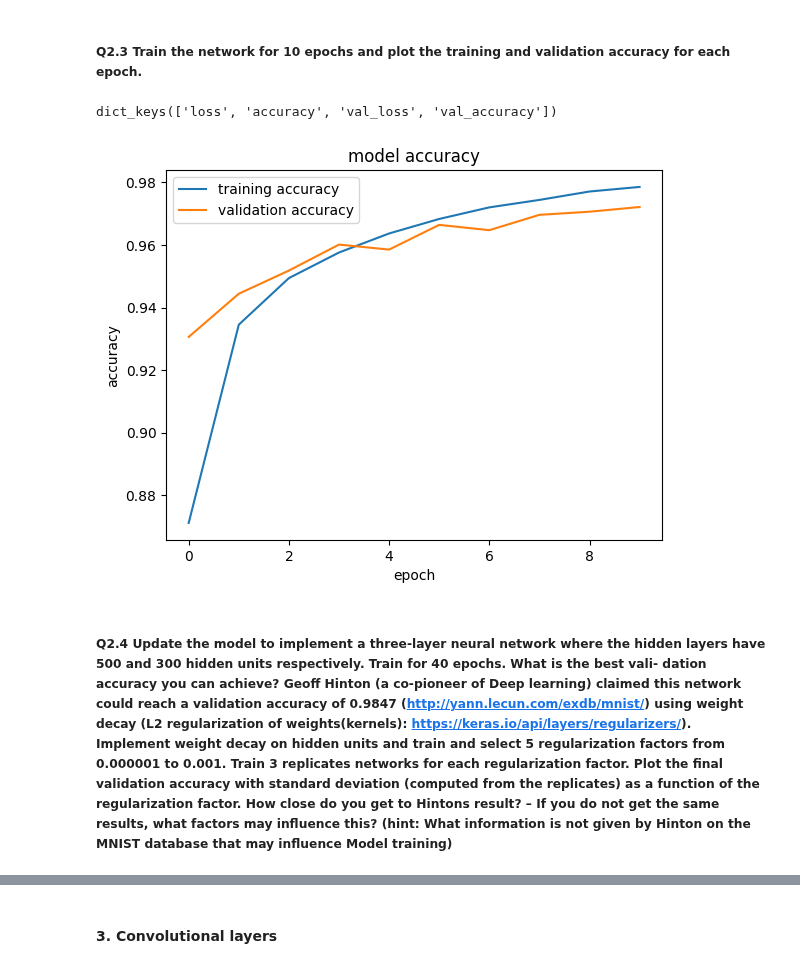
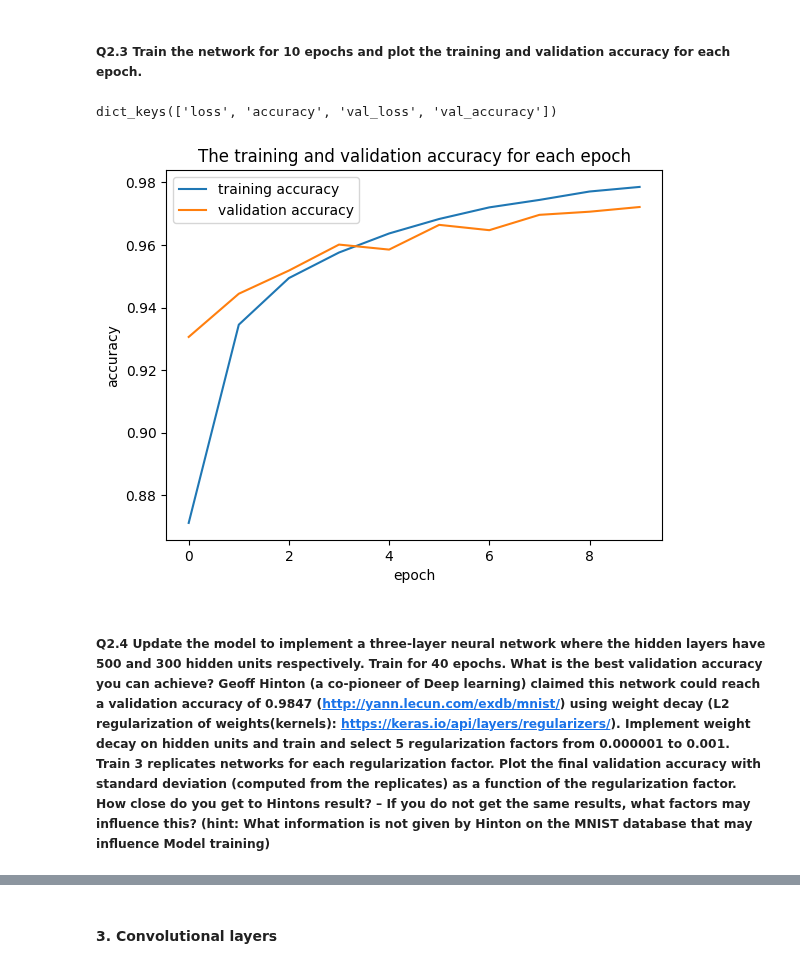
Before and after one commit to chenbin234/DAT405-DIT407-Introduction-to-data-science-and-AI, a Jupyter notebook: Assignment_7/notebook_week7.ipynb, the cells around one changed output, grey strips where cells are left out. Cells and saved outputs as stored; diff of their text form; code cells hidden in the pictures.

```diff
--- a/Assignment_7/notebook_week7.ipynb
+++ b/Assignment_7/notebook_week7.ipynb
@@ -182,16 +182,16 @@ A lower value of the loss function indicates that the model is making more accur
 # %%
 # list all data in history
 print(fit_info.history.keys())
 
 plt.plot(fit_info.history['accuracy'])
 plt.plot(fit_info.history['val_accuracy'])
-plt.title('model accuracy')
+plt.title('The training and validation accuracy for each epoch')
 plt.ylabel('accuracy')
 plt.xlabel('epoch')
 plt.legend(['training accuracy', 'validation accuracy'], loc='upper left')
 plt.show()
 # %% [output]
 dict_keys(['loss', 'accuracy', 'val_loss', 'val_accuracy'])
-[figure, old version]
+[figure, new version]
 # %% [markdown]
-##### **Q2.4** Update the model to implement a three-layer neural network where the hidden layers have 500 and 300 hidden units respectively. Train for 40 epochs. What is the best vali- dation accuracy you can achieve? Geoff Hinton (a co-pioneer of Deep learning) claimed this network could reach a validation accuracy of 0.9847 (http://yann.lecun.com/exdb/mnist/) using weight decay (L2 regularization of weights(kernels): https://keras.io/api/layers/regularizers/). Implement weight decay on hidden units and train and select 5 regularization factors from 0.000001 to 0.001. Train 3 replicates networks for each regularization factor. Plot the final validation accuracy with standard deviation (computed from the replicates) as a function of the regularization factor. How close do you get to Hintons result? – If you do not get the same results, what factors may influence this? (hint: What information is not given by Hinton on the MNIST database that may influence Model training)
+##### **Q2.4** Update the model to implement a three-layer neural network where the hidden layers have 500 and 300 hidden units respectively. Train for 40 epochs. What is the best validation accuracy you can achieve? Geoff Hinton (a co-pioneer of Deep learning) claimed this network could reach a validation accuracy of 0.9847 (http://yann.lecun.com/exdb/mnist/) using weight decay (L2 regularization of weights(kernels): https://keras.io/api/layers/regularizers/). Implement weight decay on hidden units and train and select 5 regularization factors from 0.000001 to 0.001. Train 3 replicates networks for each regularization factor. Plot the final validation accuracy with standard deviation (computed from the replicates) as a function of the regularization factor. How close do you get to Hintons result? – If you do not get the same results, what factors may influence this? (hint: What information is not given by Hinton on the MNIST database that may influence Model training)
```
Also changed, not shown: parts of 1 cell of this notebook.
